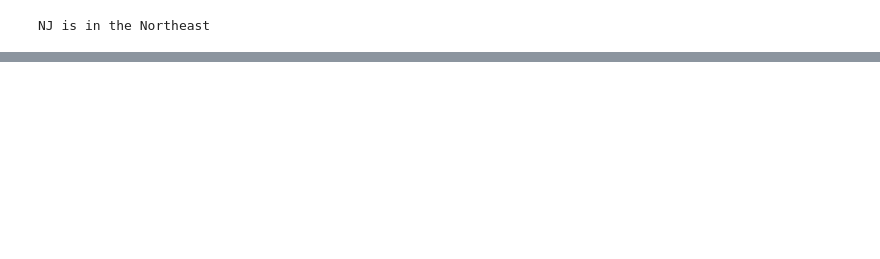
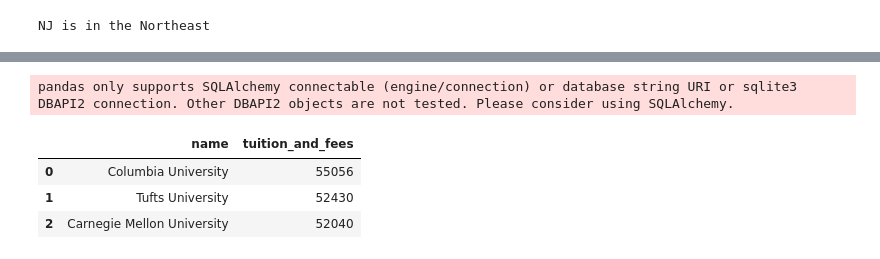
Before and after one commit to TelRich/National-University-Ranking-App, a Jupyter notebook: database.ipynb, the cells around one changed output, grey strips where cells are left out. Drawn from its saved outputs; the diff is of its cells as text; code cells hidden in the pictures; blank space fills up the shorter version.

```diff
--- a/database.ipynb
+++ b/database.ipynb
@@ -54,6 +53,7 @@ rank_df = df_nur[['rank_id', 'rank', 'tuition_and_fees', 'in_state', 'undergrad_
 state_df = df_nur[['state_id', 'state_full', 'region']]
 # %%
 engine = create_engine('postgresql://test:1234@telrichserver.postgres.database.azure.com/nur_db')
+conn = ps.connect('postgresql://test:1234@telrichserver.postgres.database.azure.com/nur_db')
 # %%
 def insertion(data, table_name):
     data.to_sql(name=table_name, con=engine, schema='nur_app', if_exists='replace', index=False)
@@ -66,0 +88,17 @@ insertion(state_df, 'state')
+# %%
+query = """
+SELECT n.name, tuition_and_fees
+FROM nur_app.northeast n
+JOIN nur_app.rank r
+ON r.id = n.rank_id
+ORDER BY tuition_and_fees DESC
+LIMIT 3
+"""
+df = pd.read_sql_query(query, conn)
+df
+# %% [output]
+pandas only supports SQLAlchemy connectable (engine/connection) or database string URI or sqlite3 DBAPI2 connection. Other DBAPI2 objects are not tested. Please consider using SQLAlchemy.
+|  | name | tuition_and_fees |
+| 0 | Columbia University | 55056 |
+| 1 | Tufts University | 52430 |
+| 2 | Carnegie Mellon University | 52040 |
```
Also changed, not shown: parts of 6 cells of this notebook.
